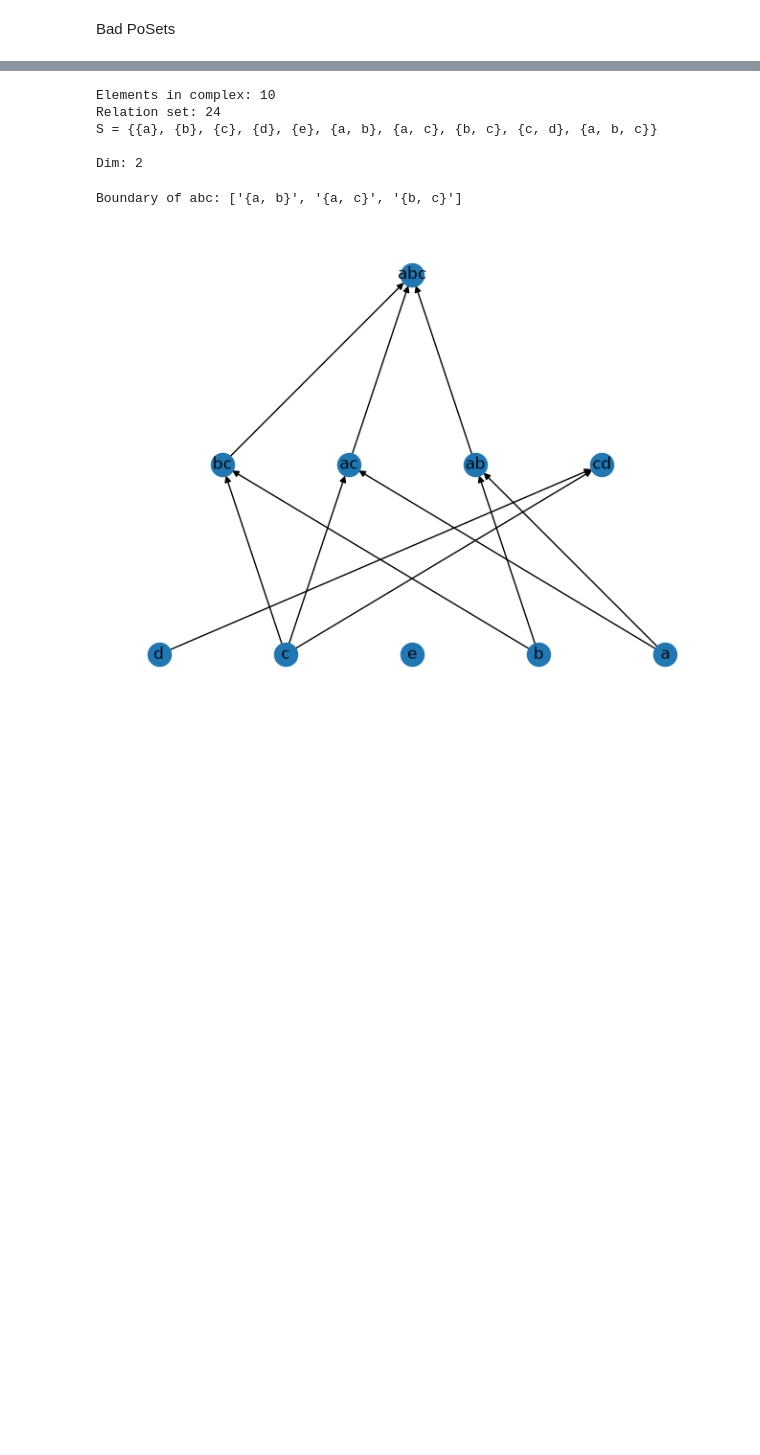
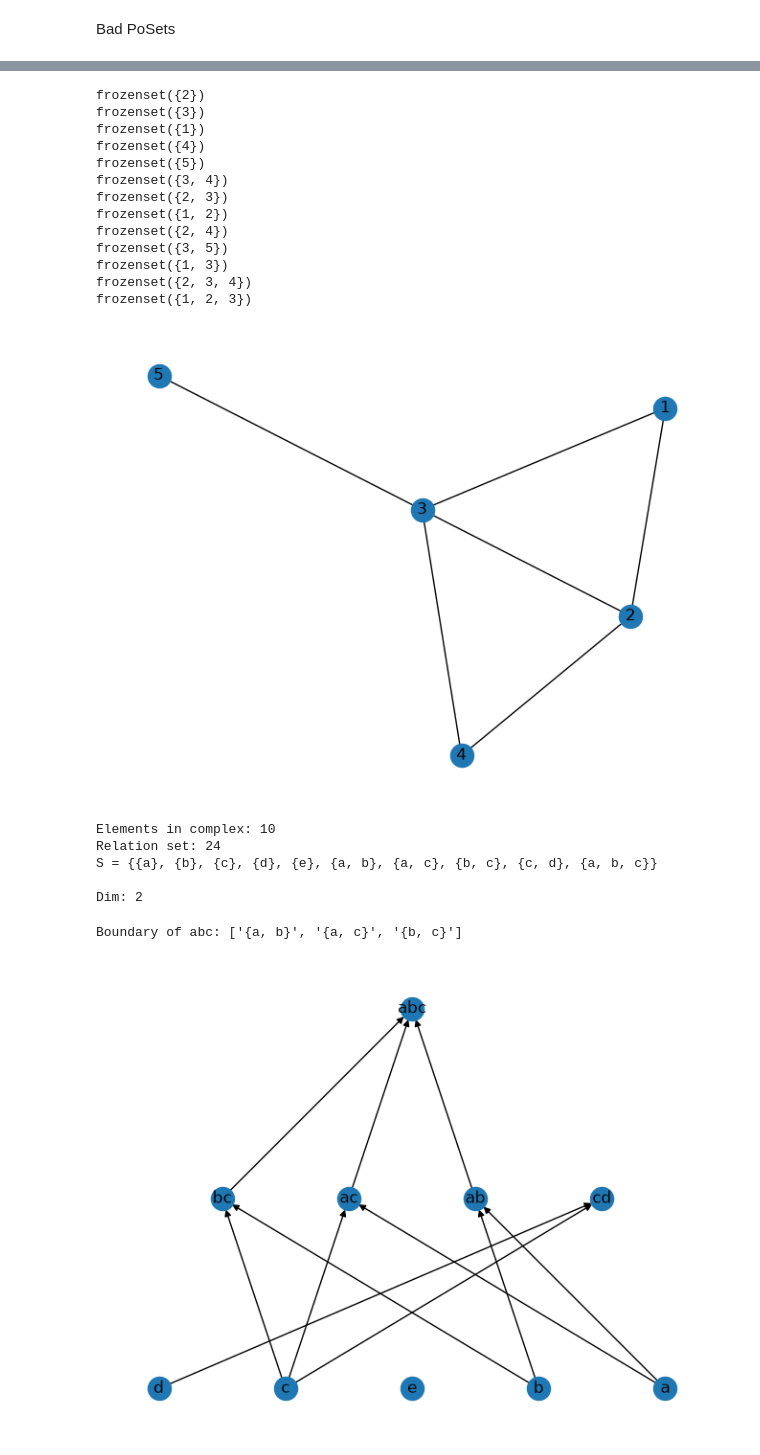
Before and after one commit to ryanj-0/simplicial_complex_proj, a Jupyter notebook: NOTES_simplicial_complex.ipynb, the cells around one changed output, grey strips where cells are left out. Drawn from its saved outputs; the diff is of its cells as text; code cells hidden in the pictures; blank space fills up the shorter version.

```diff
--- a/NOTES_simplicial_complex.ipynb
+++ b/NOTES_simplicial_complex.ipynb
@@ -60,3 +86,23 @@ Finite collection of simplicies $K$ such that $\delta \in K$ and $\tau \sub \del
+# %%
+# Two Triangles and a Tail
+two_triangles = SimplicialComplex([(1,2,3),(2,3,4),(3,5)])
+print(*sorted(two_triangles.S, key=lambda f: len(f)), sep="\n")
+two_triangles.s_complex_graph()
+# %% [output]
+frozenset({2})
+frozenset({3})
+frozenset({1})
+frozenset({4})
+frozenset({5})
+frozenset({3, 4})
+frozenset({2, 3})
+frozenset({1, 2})
+frozenset({2, 4})
+frozenset({3, 5})
+frozenset({1, 3})
+frozenset({2, 3, 4})
+frozenset({1, 2, 3})
+[figure, added]
 # %%
 # Simple (Complex with 2, 1, and 0-simplex)
 test_complex = SimplicialComplex([{"a","b","c"}, {"c","d"}, {"e"}])
```
Also changed, not shown: parts of 6 cells of this notebook, 1 other file.
